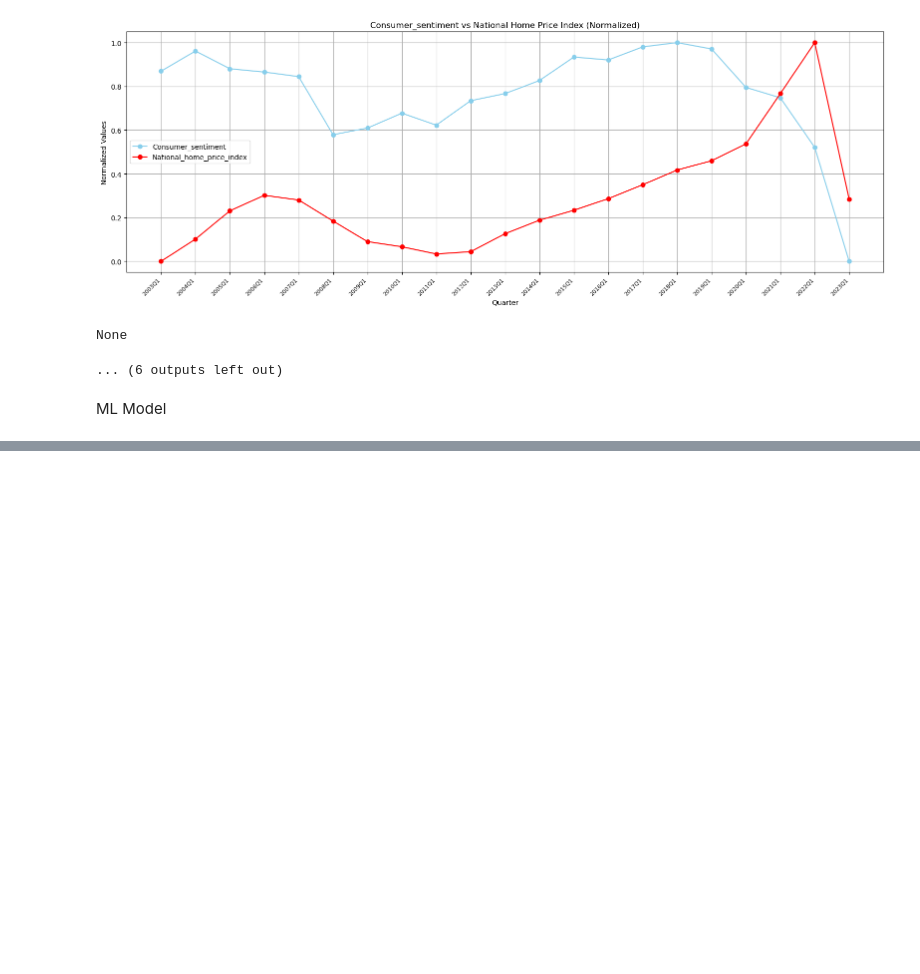
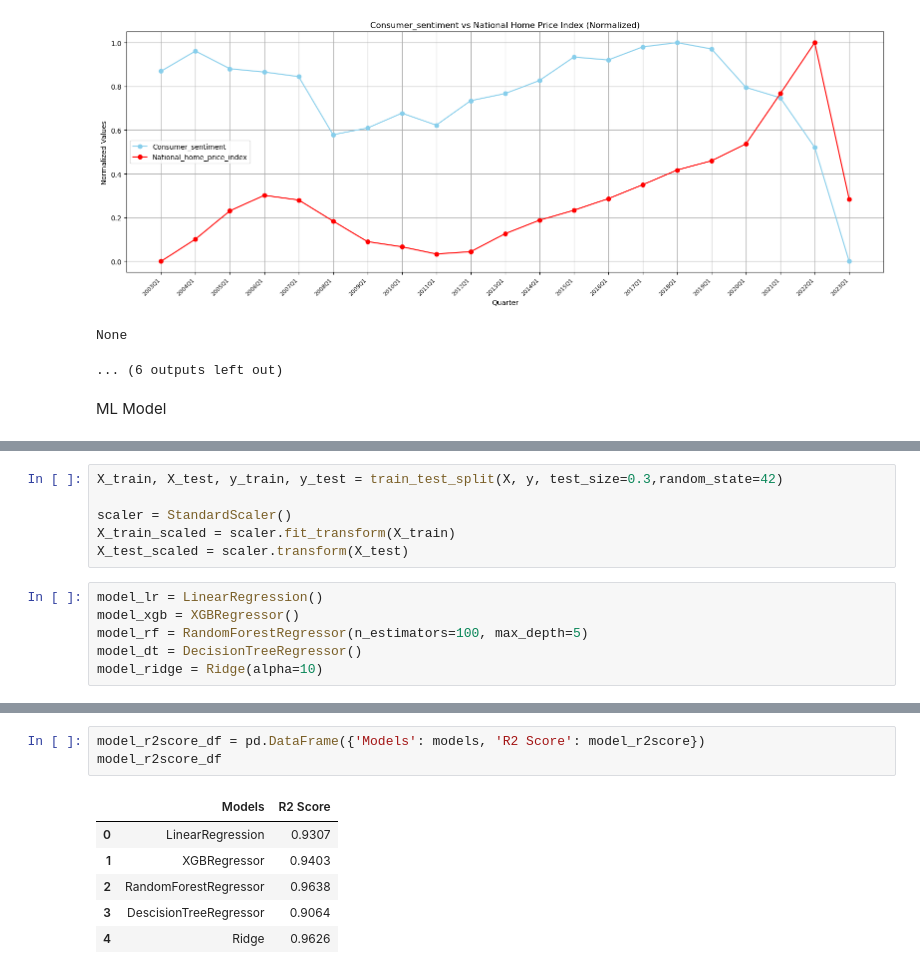
Before and after one commit to codeefy/Machine-Learning-Project, a Jupyter notebook: US Home Price Prediction/homenotebook.ipynb, the cells around one changed output, grey strips where cells are left out. Drawn from its saved outputs; the diff is of its cells as text; blank space fills up the shorter version.

```diff
--- a/US Home Price Prediction/homenotebook.ipynb
+++ b/US Home Price Prediction/homenotebook.ipynb
@@ -394,0 +399,12 @@ ML Model
+# %%
+X_train, X_test, y_train, y_test = train_test_split(X, y, test_size=0.3,random_state=42)
+
+scaler = StandardScaler()
+X_train_scaled = scaler.fit_transform(X_train)
+X_test_scaled = scaler.transform(X_test)
+# %%
+model_lr = LinearRegression()
+model_xgb = XGBRegressor()
+model_rf = RandomForestRegressor(n_estimators=100, max_depth=5)
+model_dt = DecisionTreeRegressor()
+model_ridge = Ridge(alpha=10)
@@ -394,0 +439,10 @@ ML Model
+# %%
+model_r2score_df = pd.DataFrame({'Models': models, 'R2 Score': model_r2score})
+model_r2score_df
+# %% [output]
+|  | Models | R2 Score |
+| 0 | LinearRegression | 0.9307 |
+| 1 | XGBRegressor | 0.9403 |
+| 2 | RandomForestRegressor | 0.9638 |
+| 3 | DescisionTreeRegressor | 0.9064 |
+| 4 | Ridge | 0.9626 |
```
Also changed, not shown: parts of 5 cells of this notebook.
